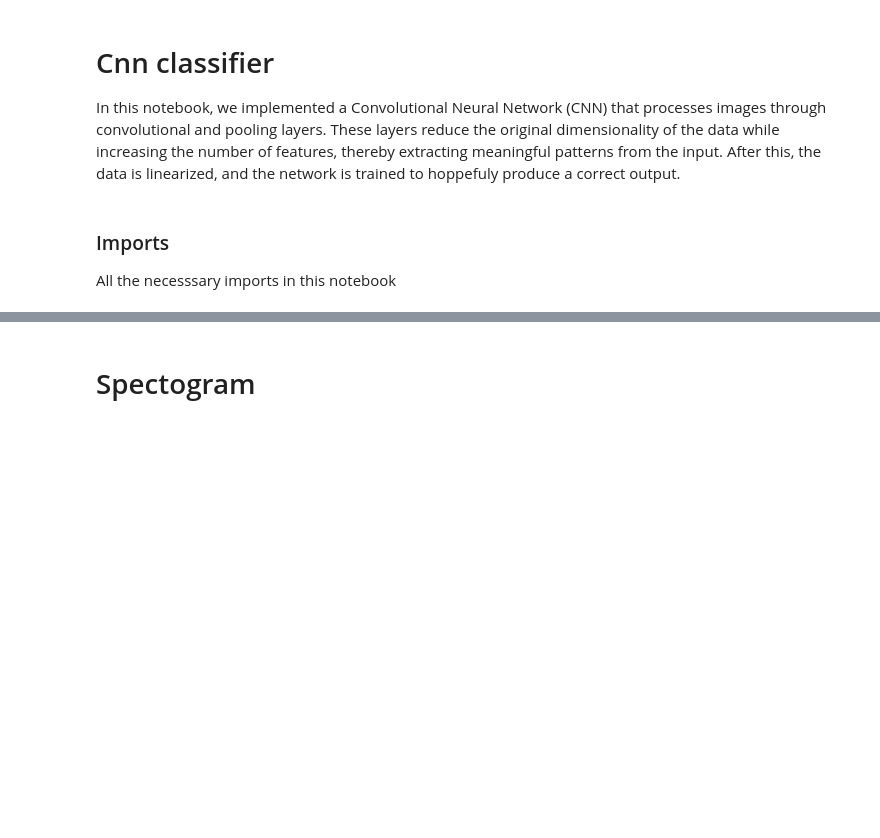
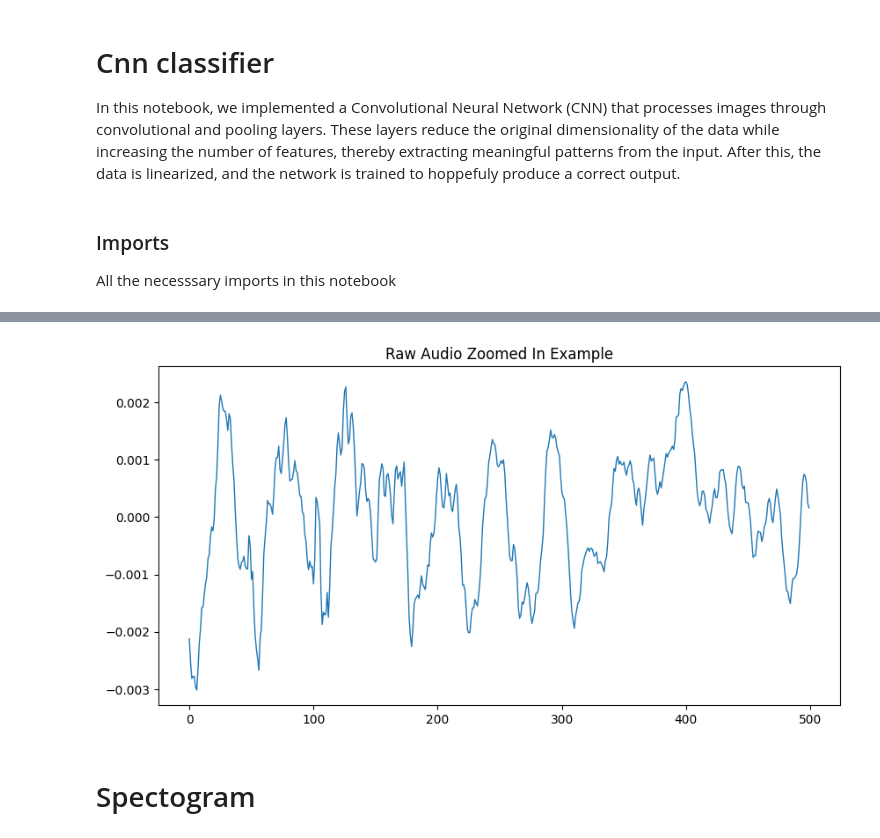
Before and after one commit to joaobaptista30/Sound_Classification, a Jupyter notebook: cnn.ipynb, the cells around one changed output, grey strips where cells are left out. Saved outputs shown, nothing was run; the diff lists cells and outputs as text; code cells hidden in the pictures; blank space fills up the shorter version.

```diff
--- a/cnn.ipynb
+++ b/cnn.ipynb
@@ -80,9 +83,11 @@ plt.show()
 # %%
 pd.Series(y[30000:30500]).plot(figsize=(10, 5),
                   lw=1,
                   title='Raw Audio Zoomed In Example',
-                 color=color_pal[2])
+                 )
 plt.show()
+# %% [output]
+[figure, added]
 # %% [markdown]
 # Spectogram
 # %%
```
Also changed, not shown: parts of 16 cells of this notebook, 2 other files.
